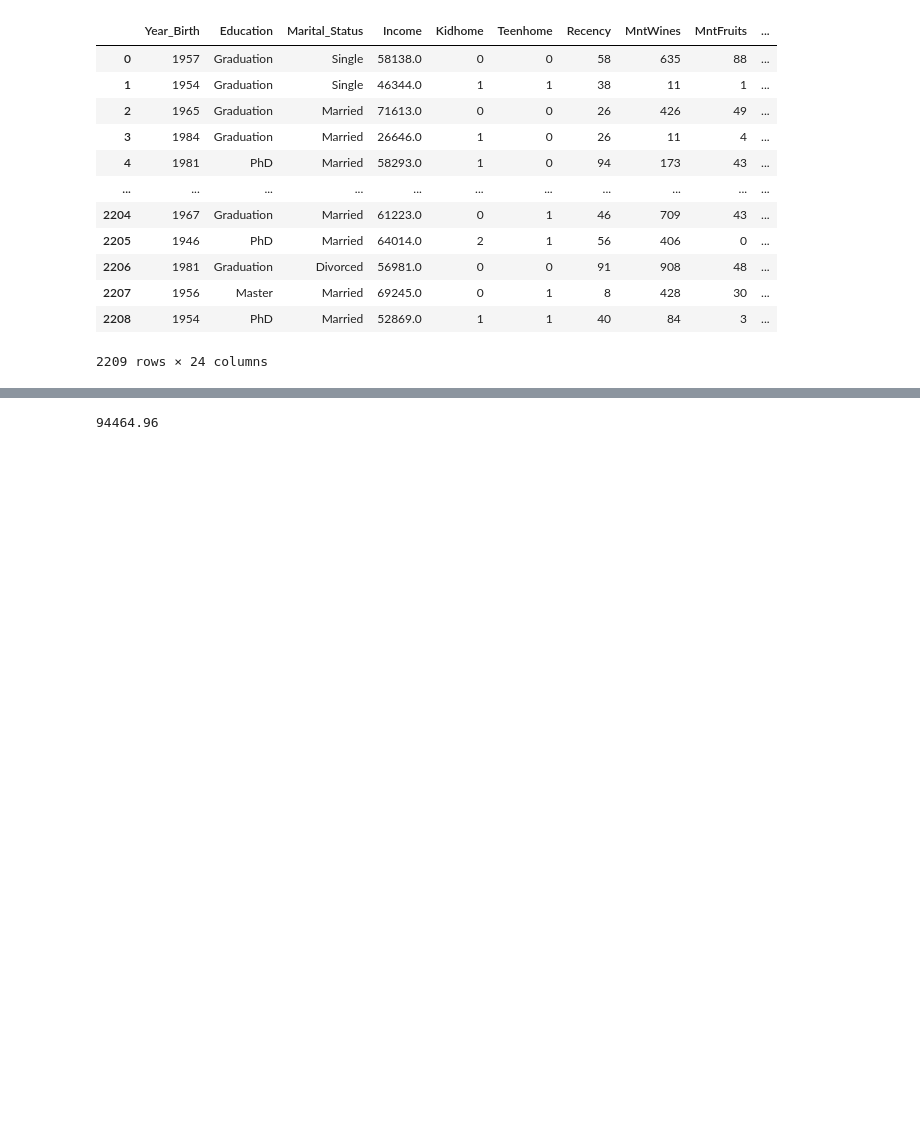
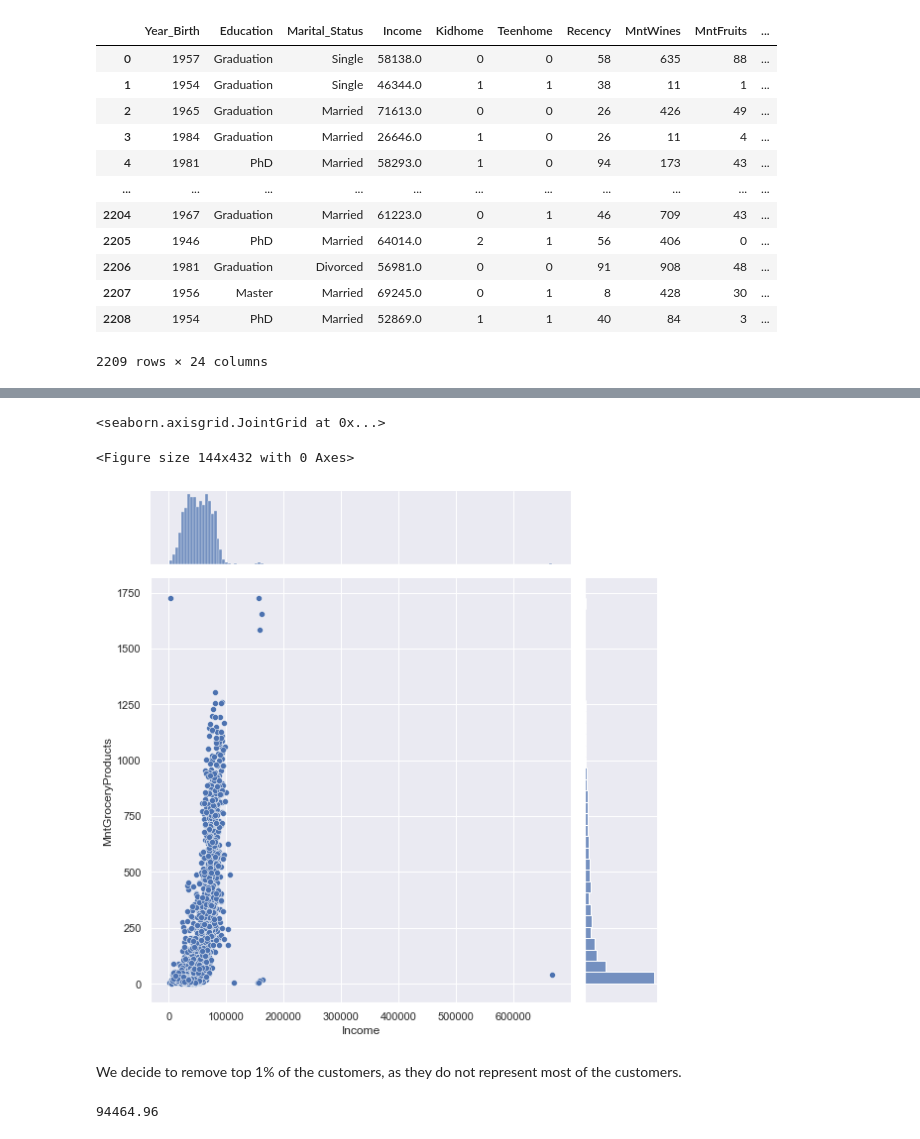
Before and after one commit to BoonHianLim/SC1015-Customer-Personality-Analysis, a Jupyter notebook: Data-cleaning.ipynb, the cells around one changed output, grey strips where cells are left out. Drawn from its saved outputs; the diff is of its cells as text; code cells hidden in the pictures; blank space fills up the shorter version.

```diff
--- a/Data-cleaning.ipynb
+++ b/Data-cleaning.ipynb
@@ -528,3 +435,12 @@ Name: Income, dtype: float64
+# %%
+f = plt.figure(figsize=(2, 6))
+sb.jointplot(data = customerData_Clean, x = "Income", y = "MntGroceryProducts", height = 8)
+# %% [output]
+<seaborn.axisgrid.JointGrid at 0x...>
+<Figure size 144x432 with 0 Axes>
+[figure, added]
+# %% [markdown]
+We decide to remove top 1% of the customers, as they do not represent most of the customers.
 # %%
 customerData_Clean["Income"].quantile(q=0.99)
 # %% [output]
```
Also changed, not shown: parts of 57 cells of this notebook.
